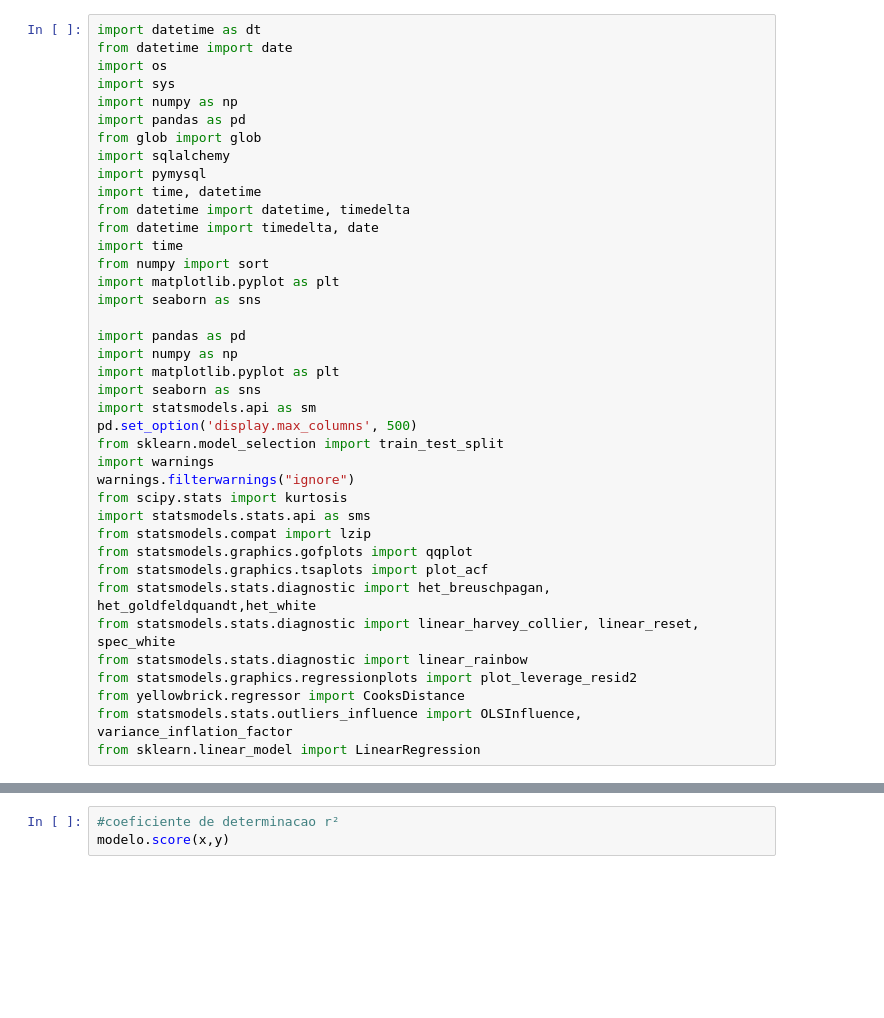
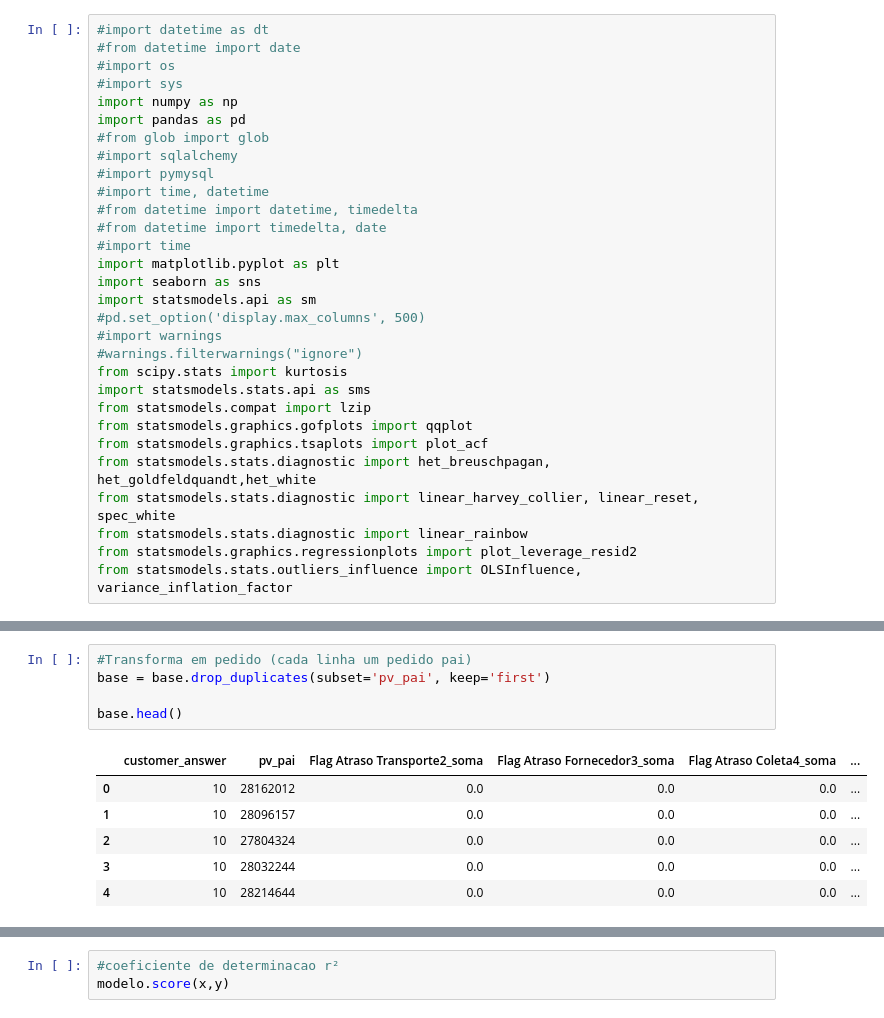
Before and after one commit to mvvilasboas/NPS_Bulky, a Jupyter notebook: analise_corr_varDummy.ipynb, the cells around one changed output, grey strips where cells are left out. Saved outputs shown, nothing was run; the diff lists cells and outputs as text; blank space fills up the shorter version.

```diff
--- a/analise_corr_varDummy.ipynb
+++ b/analise_corr_varDummy.ipynb
@@ -1,30 +1,23 @@
 # %%
-import datetime as dt
-from datetime import date
-import os
-import sys
+#import datetime as dt
+#from datetime import date
+#import os
+#import sys
 import numpy as np
 import pandas as pd
-from glob import glob
-import sqlalchemy
-import pymysql
-import time, datetime
-from datetime import datetime, timedelta
-from datetime import timedelta, date
-import time
-from numpy import sort
-import matplotlib.pyplot as plt
-import seaborn as sns
-
-import pandas as pd
-import numpy as np
+#from glob import glob
+#import sqlalchemy
+#import pymysql
+#import time, datetime
+#from datetime import datetime, timedelta
+#from datetime import timedelta, date
+#import time
 import matplotlib.pyplot as plt
 import seaborn as sns
 import statsmodels.api as sm
-pd.set_option('display.max_columns', 500)
-from sklearn.model_selection import train_test_split
-import warnings
-warnings.filterwarnings("ignore")
+#pd.set_option('display.max_columns', 500)
+#import warnings
+#warnings.filterwarnings("ignore")
 from scipy.stats import kurtosis
 import statsmodels.stats.api as sms
 from statsmodels.compat import lzip
@@ -34,6 +27,4 @@ from statsmodels.stats.diagnostic import het_breuschpagan, het_goldfeldquandt,he
 from statsmodels.stats.diagnostic import linear_harvey_collier, linear_reset, spec_white
 from statsmodels.stats.diagnostic import linear_rainbow
 from statsmodels.graphics.regressionplots import plot_leverage_resid2
-from yellowbrick.regressor import CooksDistance
 from statsmodels.stats.outliers_influence import OLSInfluence, variance_inflation_factor
-from sklearn.linear_model import LinearRegression
@@ -201,0 +139,12 @@ Modificando colunas para número:  neutro
+# %%
+#Transforma em pedido (cada linha um pedido pai)
+base = base.drop_duplicates(subset='pv_pai', keep='first')
+
+base.head()
+# %% [output]
+|  | customer_answer | pv_pai | Flag Atraso Transporte2_soma | Flag Atraso Fornecedor3_soma | Flag Atraso Coleta4_soma | ... |
+| 0 | 10 | 28162012 | 0.0 | 0.0 | 0.0 | ... |
+| 1 | 10 | 28096157 | 0.0 | 0.0 | 0.0 | ... |
+| 2 | 10 | 27804324 | 0.0 | 0.0 | 0.0 | ... |
+| 3 | 10 | 28032244 | 0.0 | 0.0 | 0.0 | ... |
+| 4 | 10 | 28214644 | 0.0 | 0.0 | 0.0 | ... |
```
Also changed, not shown: parts of 8 cells of this notebook.
